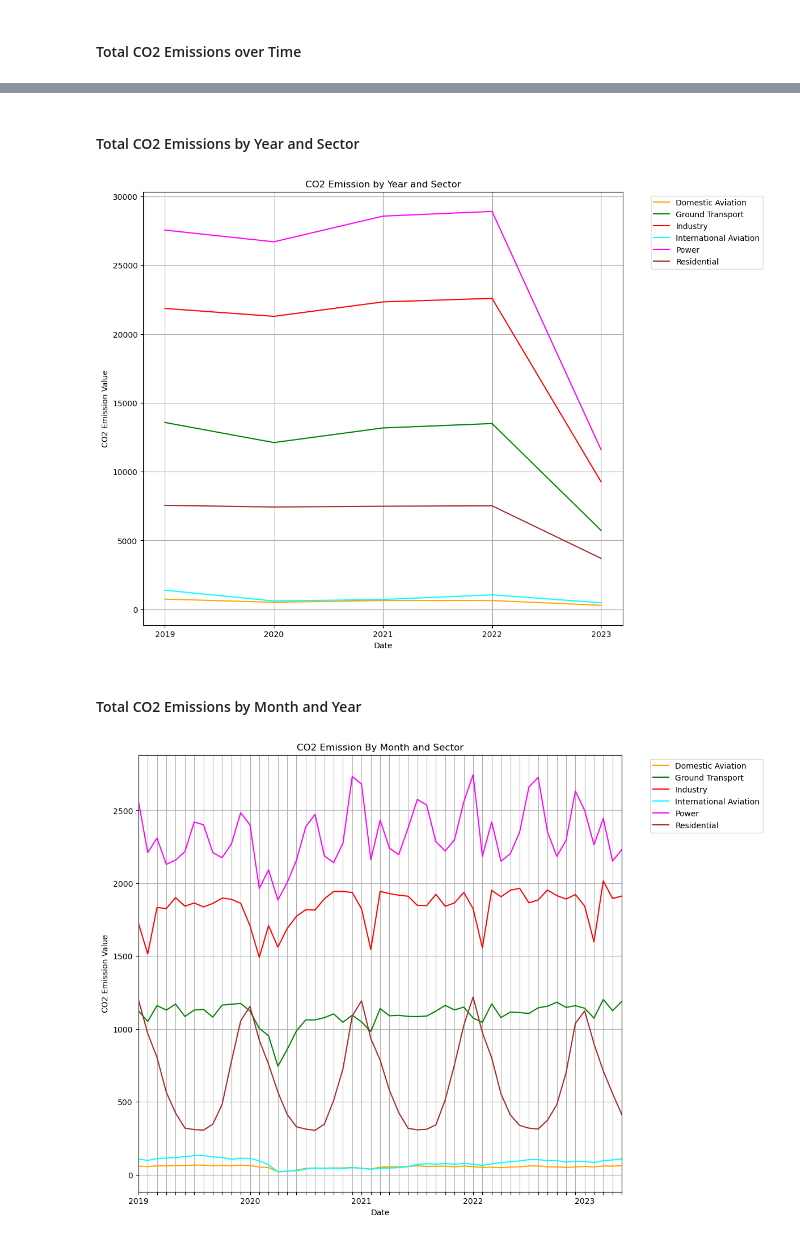
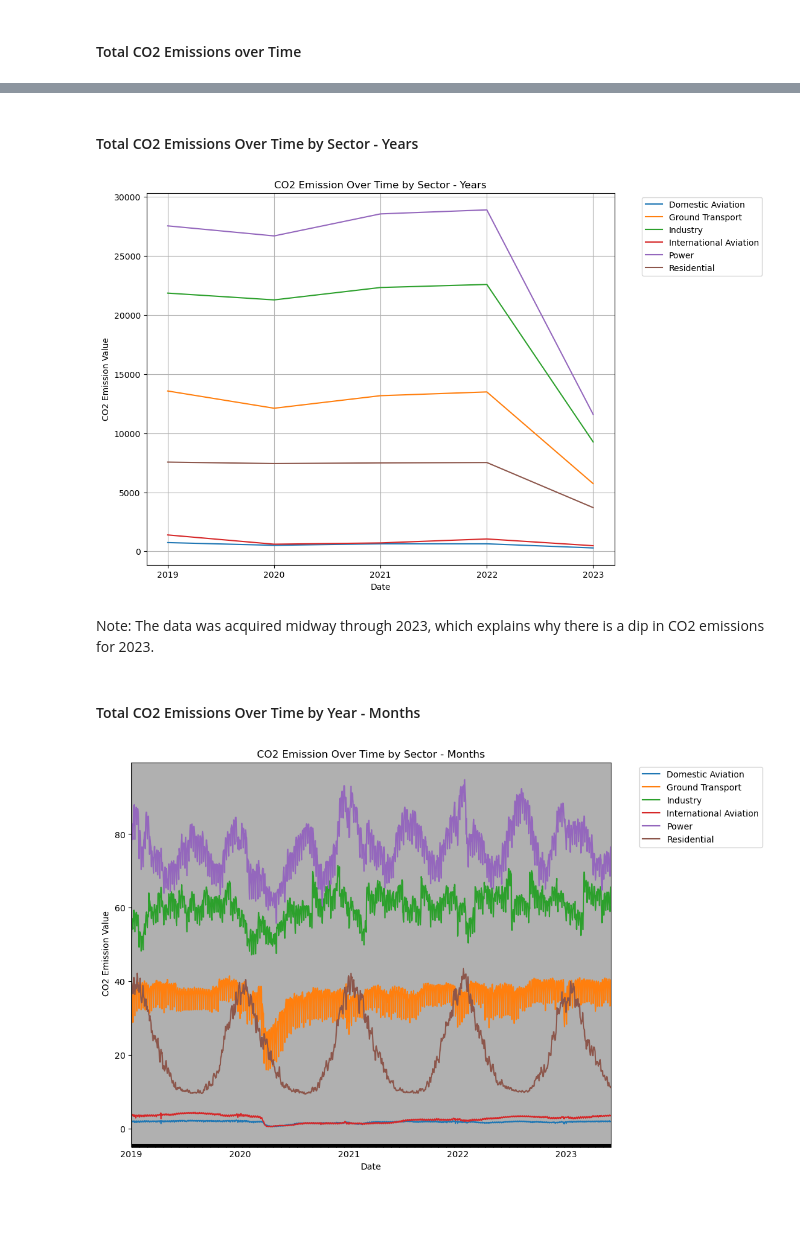
Before and after one commit to coreyzh2/coreyzh2, a Jupyter notebook: Notebooks/co2emission_proj.ipynb, the cells around one changed output, grey strips where cells are left out. Saved outputs shown, nothing was run; the diff lists cells and outputs as text; code cells hidden in the pictures; blank space fills up the shorter version.

```diff
--- a/Notebooks/co2emission_proj.ipynb
+++ b/Notebooks/co2emission_proj.ipynb
@@ -17,8 +12,7 @@ data = pd.read_csv('co2_by_sector.csv')
 data['date'] = pd.to_datetime(data['date'], format = "%d/%m/%Y")
 pd.plotting.register_matplotlib_converters()
 
-# Create month-year column
-data['month'] = data['date'].dt.month
+# Create month-year column and change intervals from days to months
 data['year'] = data['date'].dt.year
 data['month-year'] = data['date'].dt.to_period('M')
 data.head()
@@ -77,36 +69,36 @@ plt.show()
 # %% [markdown]
-#### Total CO2 Emissions by Year and Sector
+#### Total CO2 Emissions Over Time by Sector - Years
 # %%
 # Add column of total CO2 emissions by sector
 total_emissions_sector_yr = data.groupby(['year','sector'])['value'].sum().unstack()
-total_emissions_sector_yr.head()
 
 # Create plot
-total_emissions_sector_yr.plot(figsize = (11,10), color=['orange', 'green', 'red', 'cyan', 'magenta', 'brown'])
+total_emissions_sector_yr.plot(figsize = (10,8))
 plt.xlabel('Date')
 plt.ylabel('CO2 Emission Value')
-plt.title(f'CO2 Emission by Year and Sector')
+plt.title(f'CO2 Emission Over Time by Sector - Years')
 plt.xticks(total_emissions_sector_yr.index)
 plt.legend(bbox_to_anchor=(1.05, 1.0), loc='upper left')
 plt.grid(True)
 plt.show()
 # %% [output]
-[figure, old version]
+[figure, new version]
+# %% [markdown]
+Note: The data was acquired midway through 2023, which explains why there is a dip in CO2 emissions for 2023.
 # %% [markdown]
-#### Total CO2 Emissions by Month and Year
+#### Total CO2 Emissions Over Time by Year - Months
 # %%
 # Add column of total CO2 emissions by sector
-total_emissions_sector_mo = data.groupby(['month-year','sector'])['value'].sum().unstack()
-total_emissions_sector_mo.head()
+total_emissions_sector_mo = data.groupby(['date','sector'])['value'].sum().unstack()
 
 # Create plot
-total_emissions_sector_mo.plot(figsize = (11,10), color=['orange', 'green', 'red', 'cyan', 'magenta', 'brown'])
+total_emissions_sector_mo.plot(figsize = (10,8))
 plt.xlabel('Date')
 plt.ylabel('CO2 Emission Value')
-plt.title(f'CO2 Emission By Month and Sector')
+plt.title(f'CO2 Emission Over Time by Sector - Months')
 plt.xticks(total_emissions_sector_mo.index)
 plt.legend(bbox_to_anchor=(1.05, 1.0), loc='upper left')
 plt.grid(True)
 plt.show()
 # %% [output]
-[figure, old version]
+[figure, new version]
```
Also changed, not shown: parts of 43 cells of this notebook.
